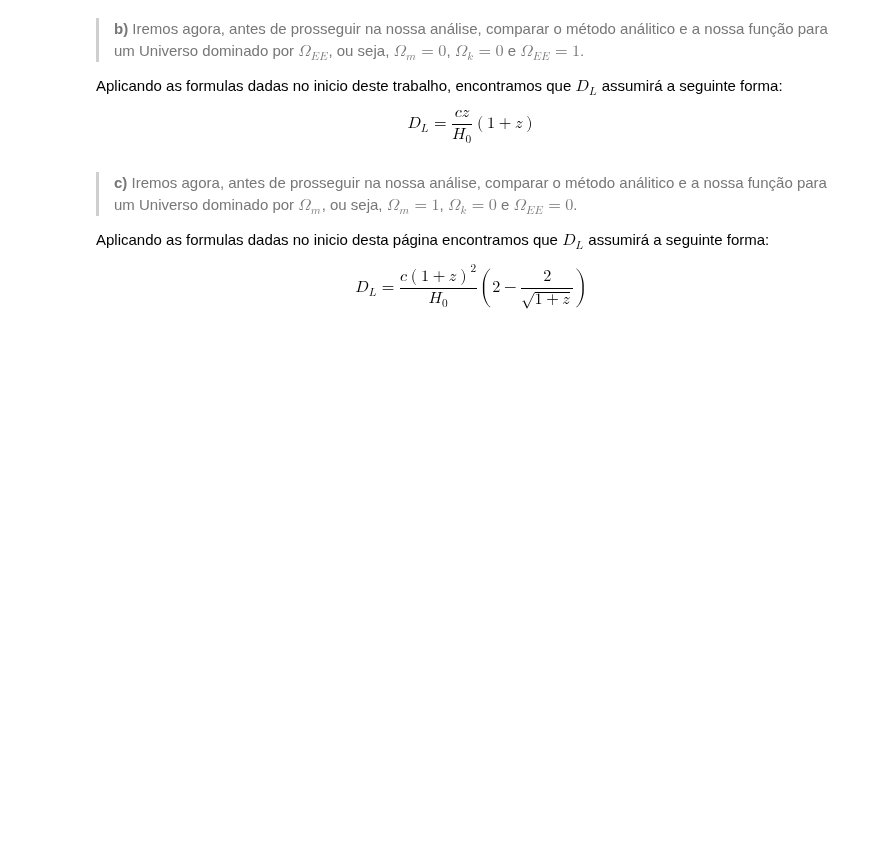
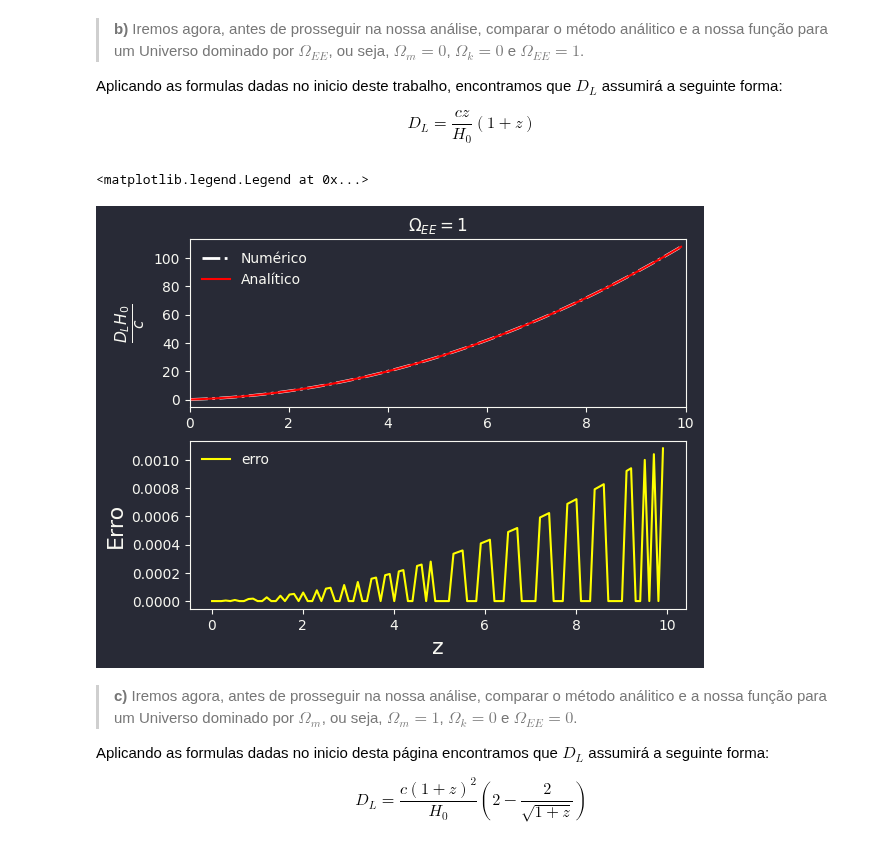
Before and after one commit to Geovannisz/SN_Ia, a Jupyter notebook: ProjetoSN_Ia.ipynb, the cells around one changed output. Saved outputs shown, nothing was run; the diff lists cells and outputs as text; code cells hidden in the pictures; blank space fills up the shorter version.

```diff
--- a/ProjetoSN_Ia.ipynb
+++ b/ProjetoSN_Ia.ipynb
@@ -144,34 +144,37 @@ omega_m = 0
 omega_ee = 1
 w = -1
 
 eixo_y_EE = np.array([])
 
 for a in z:
   l = dist(a, H, omega_m, omega_ee, w)
   eixo_y_EE  = np.append(eixo_y_EE, (H/c)*l[0])
 
 eixo_y_d_LEE = np.array([])
 
 for a in z:
   D_L = d_LEE(a, c, H)
   eixo_y_d_LEE  = np.append(eixo_y_d_LEE, (H/c)*D_L)
 
 erro = eixo_y_EE - eixo_y_d_LEE
 
 plt.style.use(matplotx.styles.dracula)
 plt.subplot(2, 1, 1)
 plt.plot(z, eixo_y_EE, linestyle='dashdot', linewidth=2, color='white', label = 'Numérico')
 plt.plot(z, eixo_y_d_LEE, linestyle='-', color='red', label = 'Analítico')
 plt.title('$\\Omega_{EE} = 1$')
-plt.ylabel('$D_{L}\\frac{H_{0}}{c}$', fontsize=16)
+plt.ylabel('$\\frac{D_{L}H_{0}}{c}$', fontsize=16)
 plt.xlabel('z', fontsize=16)
 plt.xlim(0, 10)
 plt.legend()
 plt.subplot(2, 1, 2)
 plt.plot(z, erro, linestyle='-', color='yellow', label = 'erro')
 plt.ylabel('Erro', fontsize=16)
 plt.xlabel('z', fontsize=16)
 plt.legend()
+# %% [output]
+<matplotlib.legend.Legend at 0x...>
+[figure, added]
 # %%
 def ez(z, omega_m, omega_ee, omega_k, w):
   return np.sqrt(omega_m*(1+z)**3+omega_k*(1+z)**2+omega_ee*(1+z)**(3*(1+w)))
```
